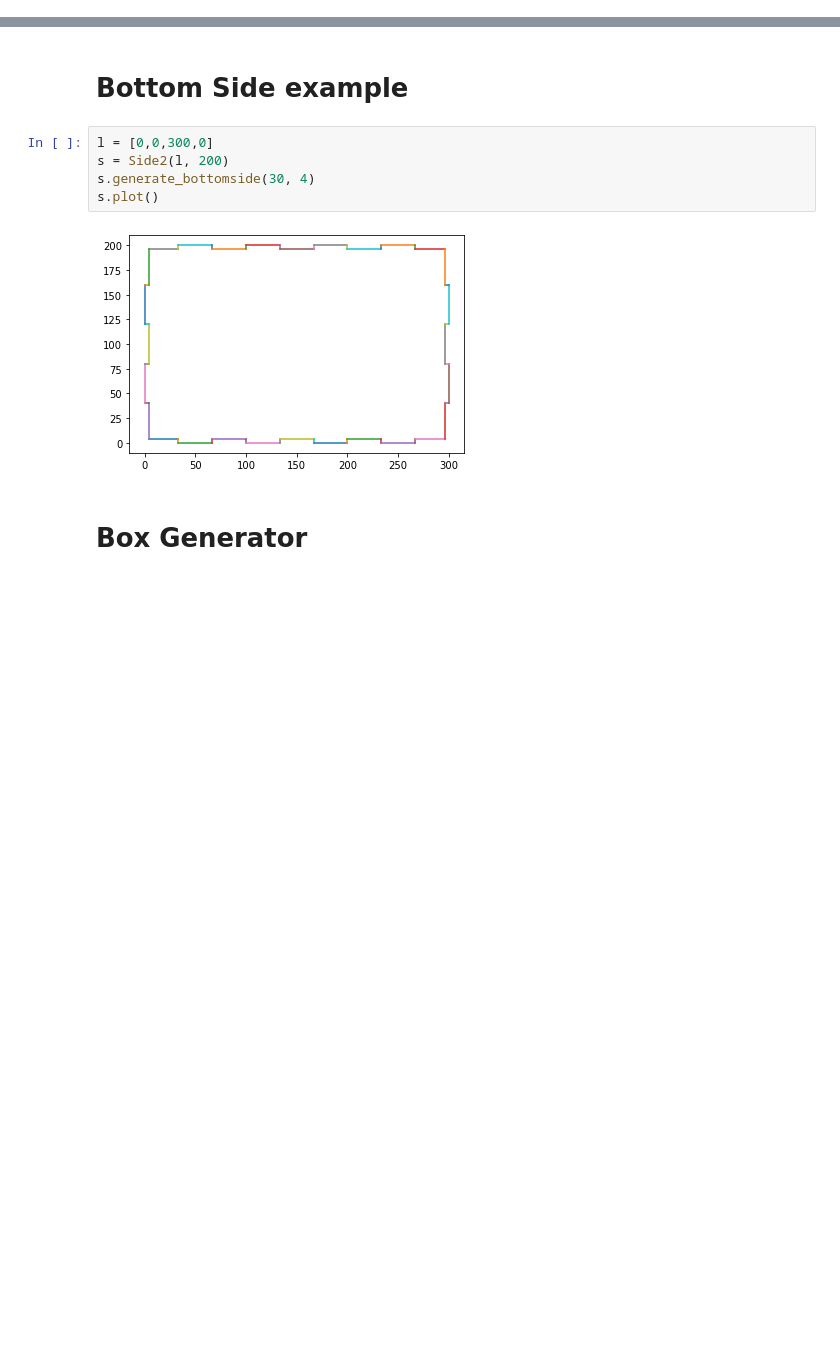
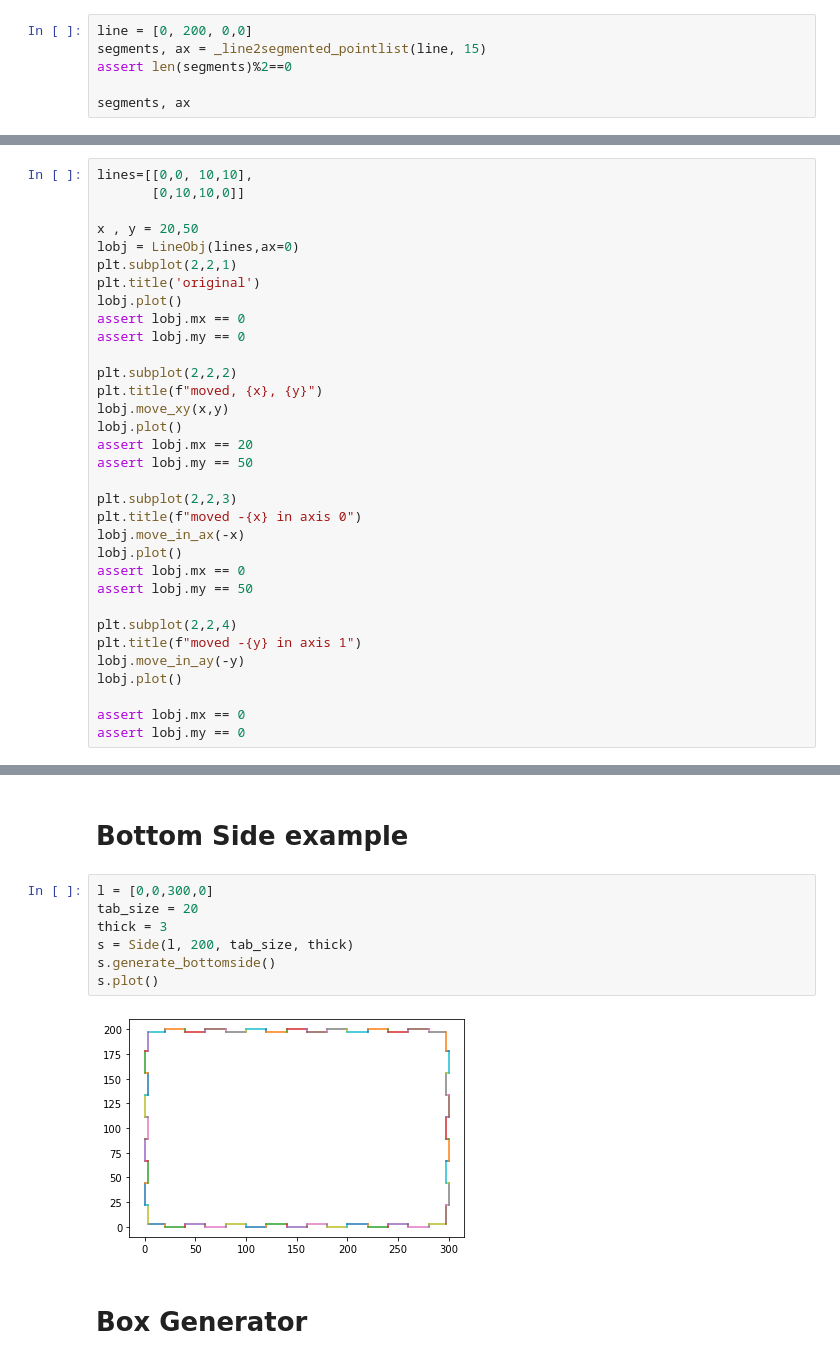
Before and after one commit to dangraf/box_generator, a Jupyter notebook: 01_generator.ipynb, the cells around one changed output, grey strips where cells are left out. Cells and saved outputs as stored; diff of their text form; blank space fills up the shorter version.

```diff
--- a/01_generator.ipynb
+++ b/01_generator.ipynb
@@ -371,0 +62,6 @@ s.plot()
+# %%
+line = [0, 200, 0,0]
+segments, ax = _line2segmented_pointlist(line, 15)
+assert len(segments)%2==0
+
+segments, ax
@@ -371,0 +268,33 @@ s.plot()
+# %%
+lines=[[0,0, 10,10],
+       [0,10,10,0]]
+
+x , y = 20,50
+lobj = LineObj(lines,ax=0)
+plt.subplot(2,2,1)
+plt.title('original')
+lobj.plot()
+assert lobj.mx == 0
+assert lobj.my == 0
+
+plt.subplot(2,2,2)
+plt.title(f"moved, {x}, {y}")
+lobj.move_xy(x,y)
+lobj.plot()
+assert lobj.mx == 20
+assert lobj.my == 50
+
+plt.subplot(2,2,3)
+plt.title(f"moved -{x} in axis 0")
+lobj.move_in_ax(-x)
+lobj.plot()
+assert lobj.mx == 0
+assert lobj.my == 50
+
+plt.subplot(2,2,4)
+plt.title(f"moved -{y} in axis 1")
+lobj.move_in_ay(-y)
+lobj.plot()
+
+assert lobj.mx == 0
+assert lobj.my == 0
@@ -373,11 +559,13 @@ s.plot()
 # Bottom Side example
 # %%
 l = [0,0,300,0]
-s = Side2(l, 200)
-s.generate_bottomside(30, 4)
+tab_size = 20
+thick = 3
+s = Side(l, 200, tab_size, thick)
+s.generate_bottomside()
 s.plot()
 # %% [output]
-[figure, old version]
+[figure, new version]
 # %% [markdown]
 # Box Generator
 # %%
```
Also changed, not shown: parts of 61 cells of this notebook.
